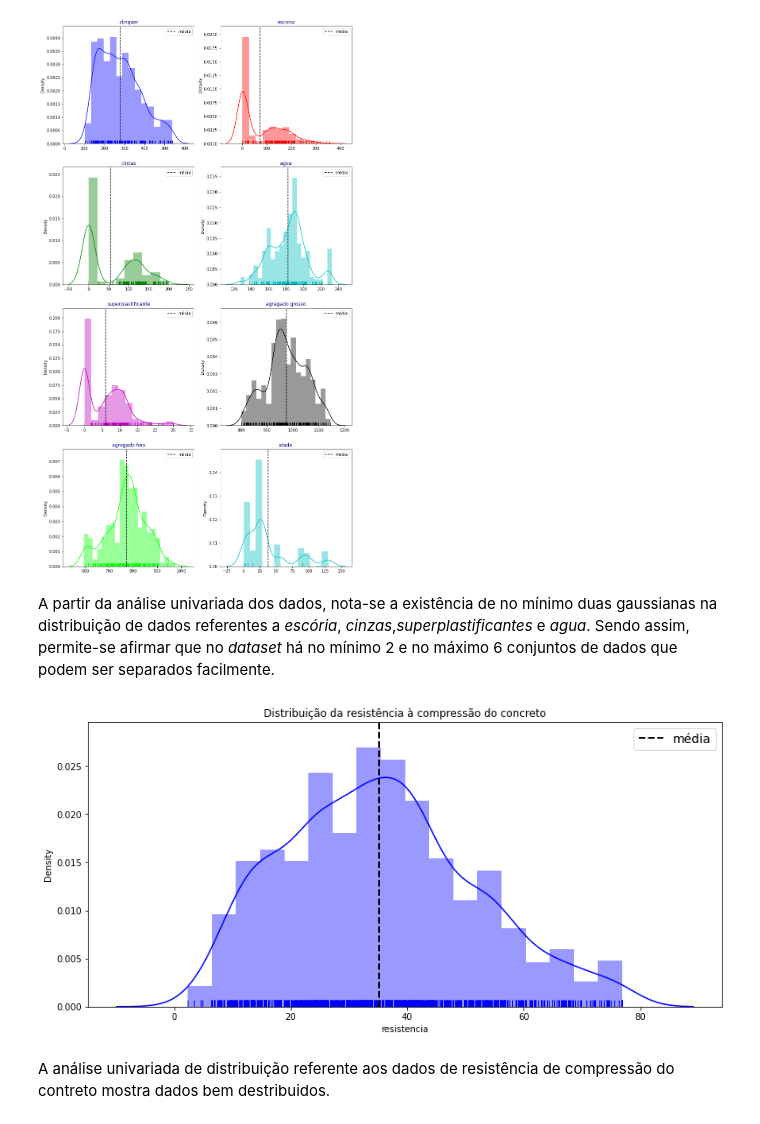
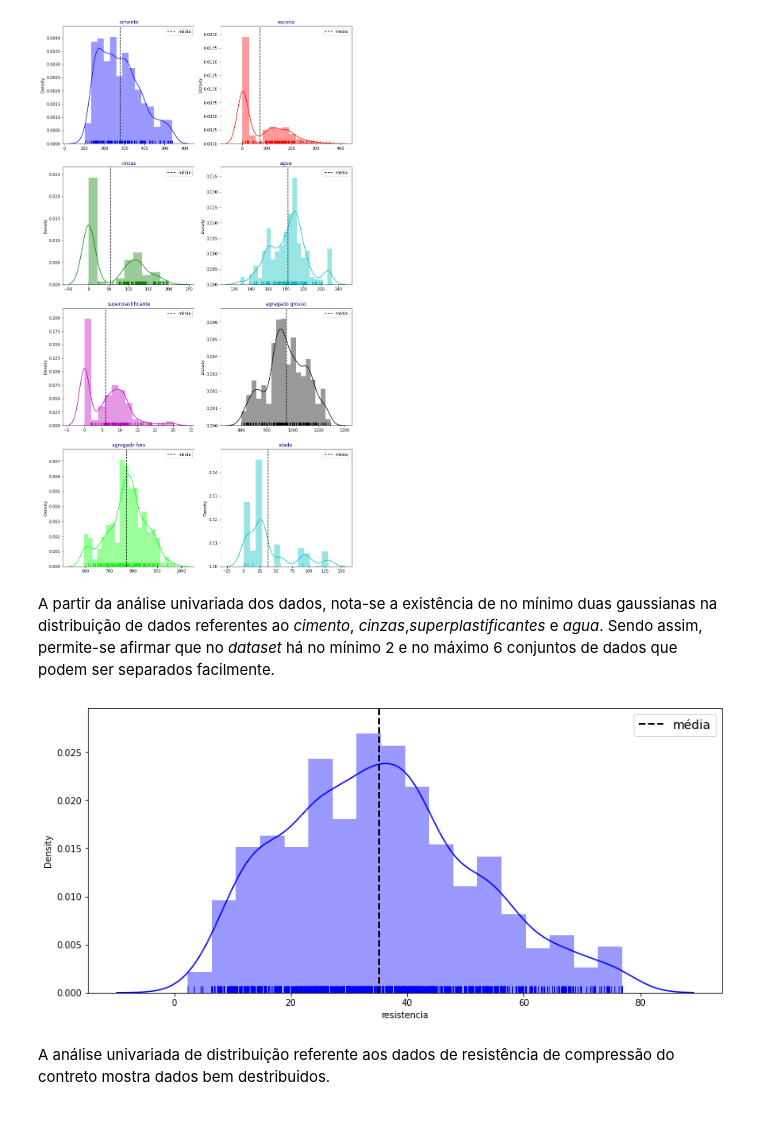
Before and after one commit to wesleymarques0113/Tcc---IA-na-industria-do-cimento, a Jupyter notebook: Relatório de Estágio - Wesley.ipynb, the cells around one changed output. Cells and saved outputs as stored; diff of their text form; code cells hidden in the pictures.

```diff
--- a/Relatório de Estágio - Wesley.ipynb
+++ b/Relatório de Estágio - Wesley.ipynb
@@ -105,7 +106,7 @@ pd.options.display.max_rows = None
 # %%
 concrete_df = pd.read_csv("C:/Users/wesley.marques/Documents/Relatório de Estágio - Wesley/archive/concrete.csv")
 # %%
-concrete_df = concrete_df.rename(columns={'cement':'clinquer', 'slag': 'escoria', 'ash':'cinzas',
+concrete_df = concrete_df.rename(columns={'cement':'cimento', 'slag': 'escoria', 'ash':'cinzas',
                             'water':'agua','superplastic':'superplastificante',
                             'coarseagg':'agragado grosso','fineagg':'agregado fino','age':'idade','strength':'resistencia'})
 # %% [markdown]
@@ -309,16 +310,15 @@ for i,j,k in itertools.zip_longest(cols,range(length),cs):
 # %% [output]
 [figure]
 # %% [markdown]
-A partir da análise univariada dos dados, nota-se a existência de no mínimo duas gaussianas na distribuição de dados referentes a <i>escória</i>, <i>cinzas</i>,<i>superplastificantes</i> e <i>agua</i>. Sendo assim, permite-se afirmar que no <i>dataset</i> há no mínimo 2 e no máximo 6 conjuntos de dados que podem ser separados facilmente.
+A partir da análise univariada dos dados, nota-se a existência de no mínimo duas gaussianas na distribuição de dados referentes ao <i>cimento</i>, <i>cinzas</i>,<i>superplastificantes</i> e <i>agua</i>. Sendo assim, permite-se afirmar que no <i>dataset</i> há no mínimo 2 e no máximo 6 conjuntos de dados que podem ser separados facilmente.
 # %%
 plt.figure(figsize=(13,6))
 sns.distplot(concrete_df["resistencia"],color="b",rug=True)
 plt.axvline(concrete_df["resistencia"].mean(), linestyle="dashed",color="k", label='média',linewidth=2)
 plt.legend(loc="best",prop={"size":14})
-plt.title("Distribuição da resistência à compressão do concreto")
 plt.show()
 # %% [output]
-[figure, old version]
+[figure, new version]
 # %% [markdown]
 A análise univariada de distribuição referente aos dados de resistência de compressão do contreto mostra dados bem destribuidos.
 # %% [markdown]
```
Also changed, not shown: parts of 38 cells of this notebook.
